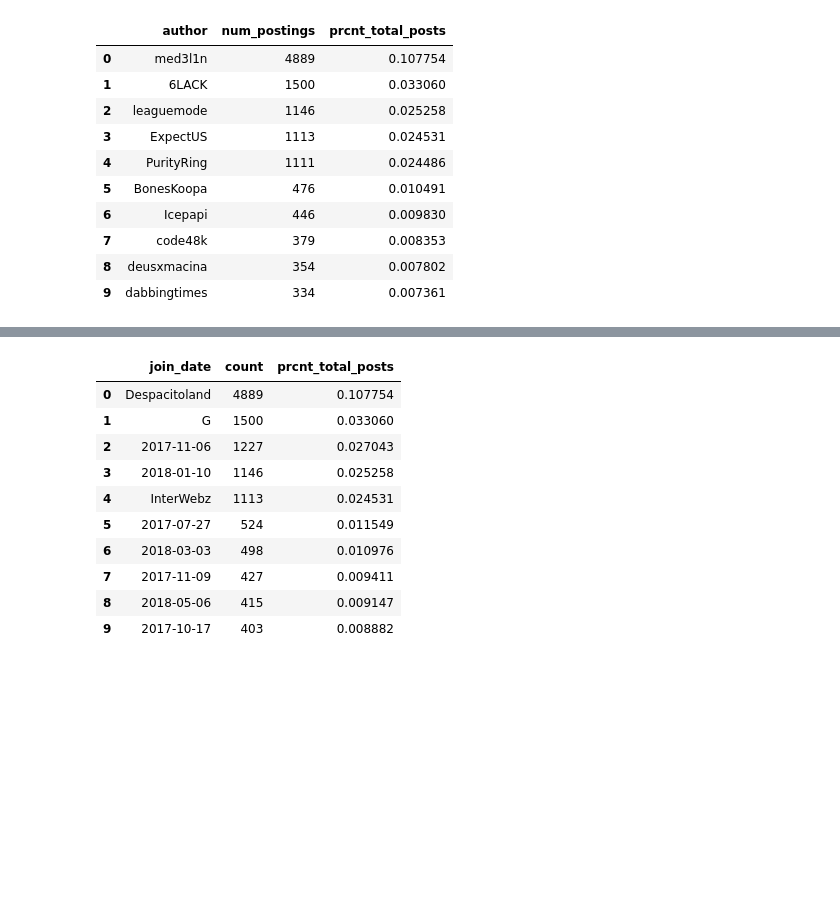
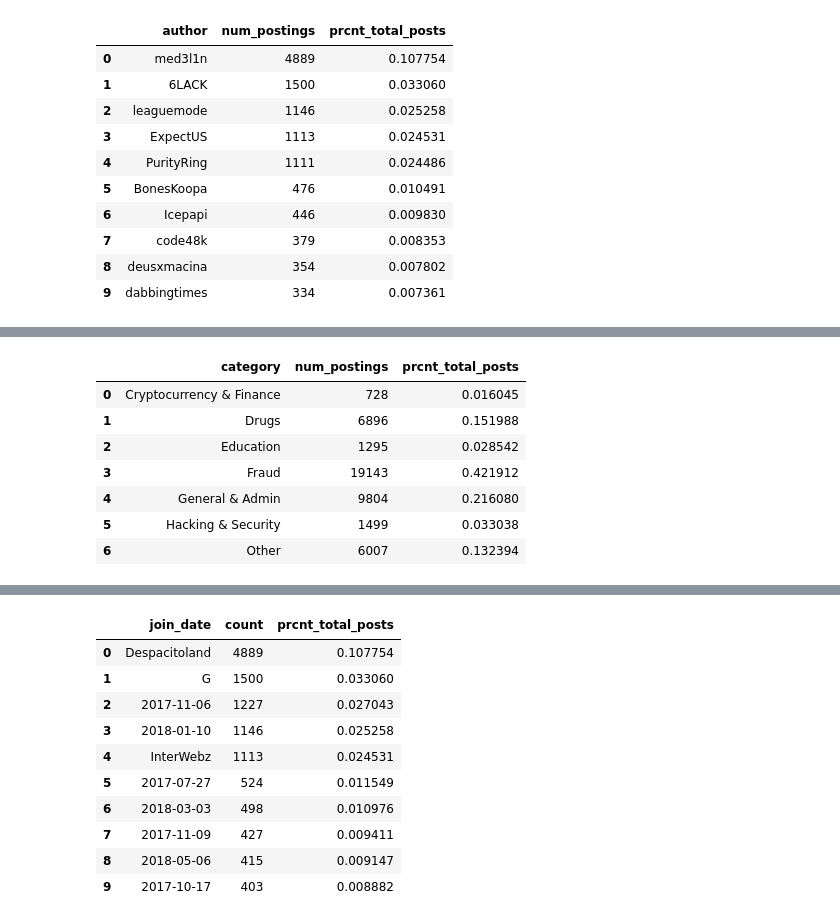
Before and after one commit to Morgan-Sell/darknet-economics, a Jupyter notebook: wallstreet_feat_eng_eda.ipynb, the cells around one changed output, grey strips where cells are left out. Cells and saved outputs as stored; diff of their text form; code cells hidden in the pictures; blank space fills up the shorter version.

```diff
--- a/wallstreet_feat_eng_eda.ipynb
+++ b/wallstreet_feat_eng_eda.ipynb
@@ -121,0 +144,15 @@ wall_subforums.head(15)
+# %%
+wall_subforums['category'] = wall_subforums['subforum'].apply(categorize_subforum)
+subforums_category_grpd = wall_subforums.groupby('category').agg(sum)
+
+categories_grpd = pd.DataFrame(subforums_category_grpd).reset_index()
+categories_grpd
+# %% [output]
+|  | category | num_postings | prcnt_total_posts |
+| 0 | Cryptocurrency & Finance | 728 | 0.016045 |
+| 1 | Drugs | 6896 | 0.151988 |
+| 2 | Education | 1295 | 0.028542 |
+| 3 | Fraud | 19143 | 0.421912 |
+| 4 | General & Admin | 9804 | 0.216080 |
+| 5 | Hacking & Security | 1499 | 0.033038 |
+| 6 | Other | 6007 | 0.132394 |
```
Also changed, not shown: parts of 8 cells of this notebook, 6 other files.
